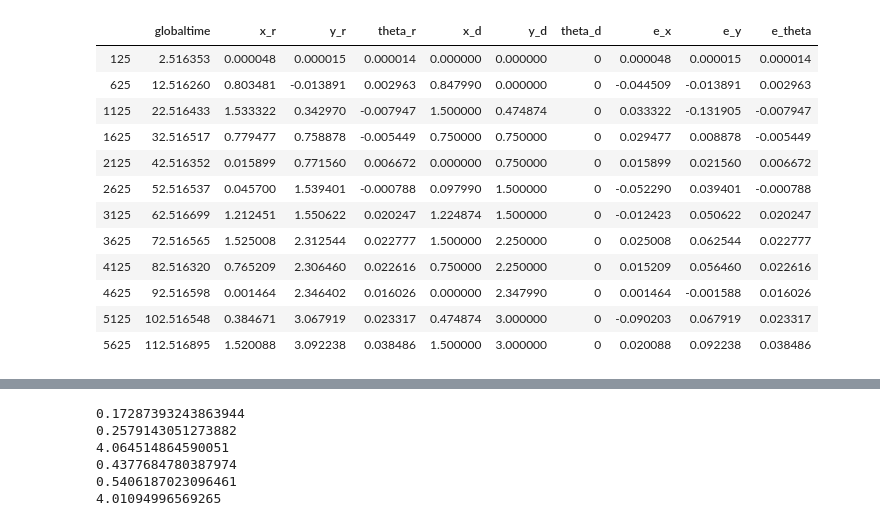
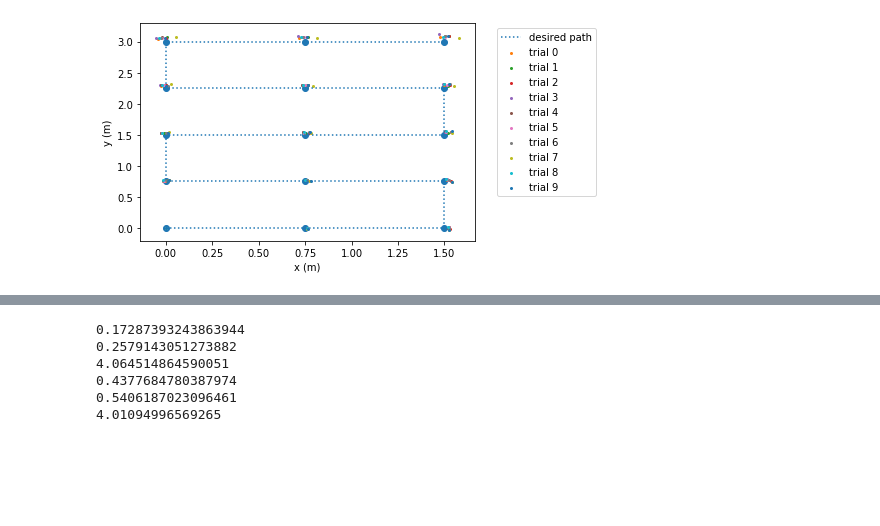
Before and after one commit to dyerbm/OmniWheel, a Jupyter notebook: 3WD-Omniwheel/VICON Data/Data_Processing_Enviro.ipynb, the cells around one changed output, grey strips where cells are left out. Drawn from its saved outputs; the diff is of its cells as text; code cells hidden in the pictures; blank space fills up the shorter version.

Commit message:
Data is processed for the Enviro tracking

```diff
--- a/3WD-Omniwheel/VICON Data/Data_Processing_Enviro.ipynb
+++ b/3WD-Omniwheel/VICON Data/Data_Processing_Enviro.ipynb
@@ -8,8 +8,10 @@ import time #for testing efficiency of code
 
 import warnings
 warnings.filterwarnings('ignore') #suppressed normal warnings (disable this if something stops working)
+
+xy = 'x' #we looking at x or y?
 # %%
-def process(str filename): #return a processed dataframe
+def process(filename): #return a processed dataframe
     data = pd.read_excel(filename,
                     names = ["globaltime","dt",'rb1x','rb1y','rb1z','rb2x','rb2y','rb2z',
                             'rb3x','rb3y','rb3z','rb4x','rb4y','rb4z','rb5x','rb5y','rb5z',
@@ -67,6 +69,14 @@ def process(str filename): #return a processed dataframe
     return pdata
 
 
-def get_points(df, ): #returns array of points
+def get_points(df, points): #returns array of points
 
-    df_sort = df.iloc[(df['globaltime']-input).abs().argsort()[:2]]
+    smalldf = pd.DataFrame()
+
+    for i in points:
+        df_sort = df.iloc[(df['globaltime']-i).abs().argsort()[:2]].index.tolist() #get higher and lower value
+
+        smalldf = smalldf.append(df.iloc[df_sort[0],:])
+
+    smalldf.reset_index(inplace=True, drop=True)
+    return smalldf
@@ -80,16 +83,27 @@ plt.show()
-# %%
-pdata.iloc[int(2.5*50)::int(10*50)]
-# %% [output]
-|  | globaltime | x_r | y_r | theta_r | x_d | y_d | theta_d | e_x | e_y | e_theta |
-| 125 | 2.516353 | 0.000048 | 0.000015 | 0.000014 | 0.000000 | 0.000000 | 0 | 0.000048 | 0.000015 | 0.000014 |
-| 625 | 12.516260 | 0.803481 | -0.013891 | 0.002963 | 0.847990 | 0.000000 | 0 | -0.044509 | -0.013891 | 0.002963 |
-| 1125 | 22.516433 | 1.533322 | 0.342970 | -0.007947 | 1.500000 | 0.474874 | 0 | 0.033322 | -0.131905 | -0.007947 |
-| 1625 | 32.516517 | 0.779477 | 0.758878 | -0.005449 | 0.750000 | 0.750000 | 0 | 0.029477 | 0.008878 | -0.005449 |
-| 2125 | 42.516352 | 0.015899 | 0.771560 | 0.006672 | 0.000000 | 0.750000 | 0 | 0.015899 | 0.021560 | 0.006672 |
-| 2625 | 52.516537 | 0.045700 | 1.539401 | -0.000788 | 0.097990 | 1.500000 | 0 | -0.052290 | 0.039401 | -0.000788 |
-| 3125 | 62.516699 | 1.212451 | 1.550622 | 0.020247 | 1.224874 | 1.500000 | 0 | -0.012423 | 0.050622 | 0.020247 |
-| 3625 | 72.516565 | 1.525008 | 2.312544 | 0.022777 | 1.500000 | 2.250000 | 0 | 0.025008 | 0.062544 | 0.022777 |
-| 4125 | 82.516320 | 0.765209 | 2.306460 | 0.022616 | 0.750000 | 2.250000 | 0 | 0.015209 | 0.056460 | 0.022616 |
-| 4625 | 92.516598 | 0.001464 | 2.346402 | 0.016026 | 0.000000 | 2.347990 | 0 | 0.001464 | -0.001588 | 0.016026 |
-| 5125 | 102.516548 | 0.384671 | 3.067919 | 0.023317 | 0.474874 | 3.000000 | 0 | -0.090203 | 0.067919 | 0.023317 |
-| 5625 | 112.516895 | 1.520088 | 3.092238 | 0.038486 | 1.500000 | 3.000000 | 0 | 0.020088 | 0.092238 | 0.038486 |
+# %%
+my_index = pd.MultiIndex(levels=[[]]*2,
+                             labels=[[]]*2,
+                             names=[u'trial',u'index'])
+my_columns = [u'e_theta', u'e_x', u'e_y',u'globaltime',u'x_r',u'y_r',u'theta_r',u'x_d',u'y_d',u'theta_d']
+multiframe=pd.DataFrame(index=my_index, columns=my_columns)
+
+pull_points=[2,10,18,26,34,42,50,58,66,74,82,90,98,106,114]
+
+for i in tqdm(range(10):
+    frame = process("./31-08-2020/SMC_"+xy+"_zigzag"+str(i)+".xlsx")
+    frame = get_points(frame, pull_points)
+    multiframe = multiframe.append(frame.assign(k='trial'+str(i)).set_index('k',append=True).swaplevel(0,1))
+
+#my_index.append(b.assign(k='C').set_index('k',append=True).swaplevel(0,1))
+# %%
+ax = plt.subplot(1,1,1)
+ax.plot(multiframe.loc['trial0']['x_d'], multiframe.loc['trial0']['y_d'],':', label='desired path')
+ax.scatter(multiframe.loc['trial0']['x_d'],multiframe.loc['trial0']['y_d'])
+for i in range(10):
+    ax.scatter(multiframe.loc['trial'+str(i)]['x_r'], multiframe.loc['trial'+str(i)]['y_r'],s=4, label='trial '+str(i))
+ax.legend(bbox_to_anchor=(1.05, 1), loc='upper left')
+plt.xlabel('x (m)')
+plt.ylabel('y (m)')
+plt.show()
+# %% [output]
+[figure, added]
```
Also changed, not shown: parts of 6 cells of this notebook.
